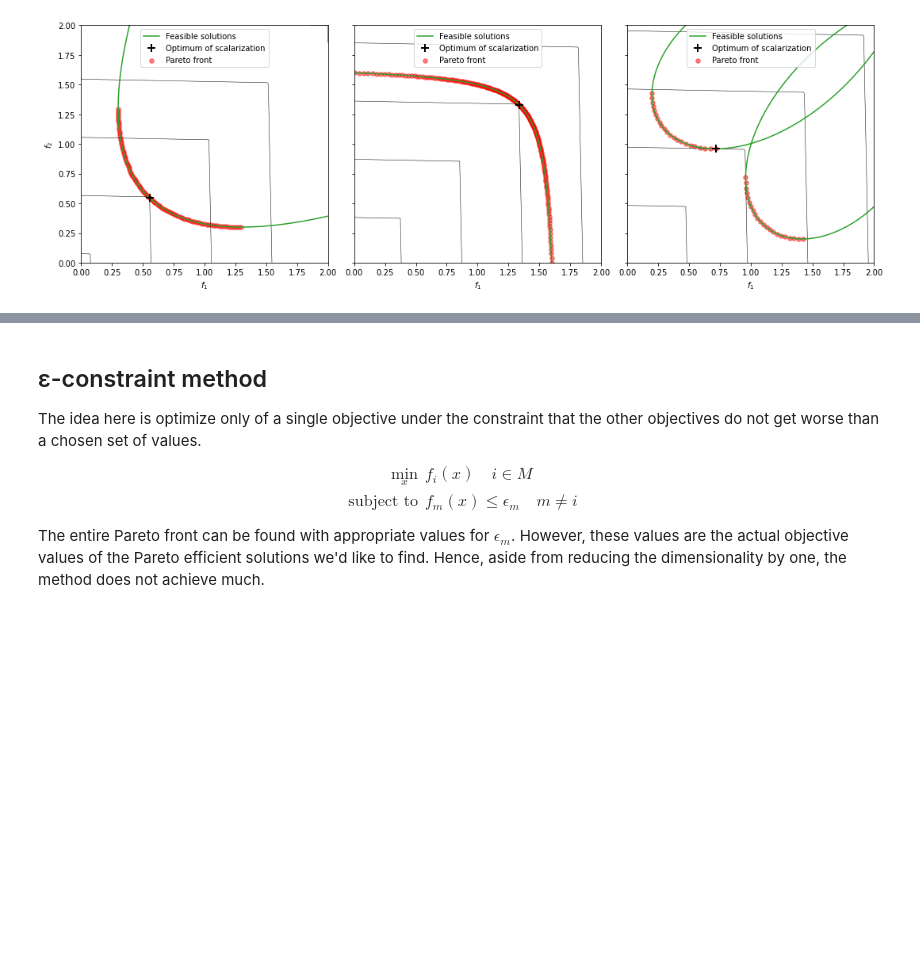
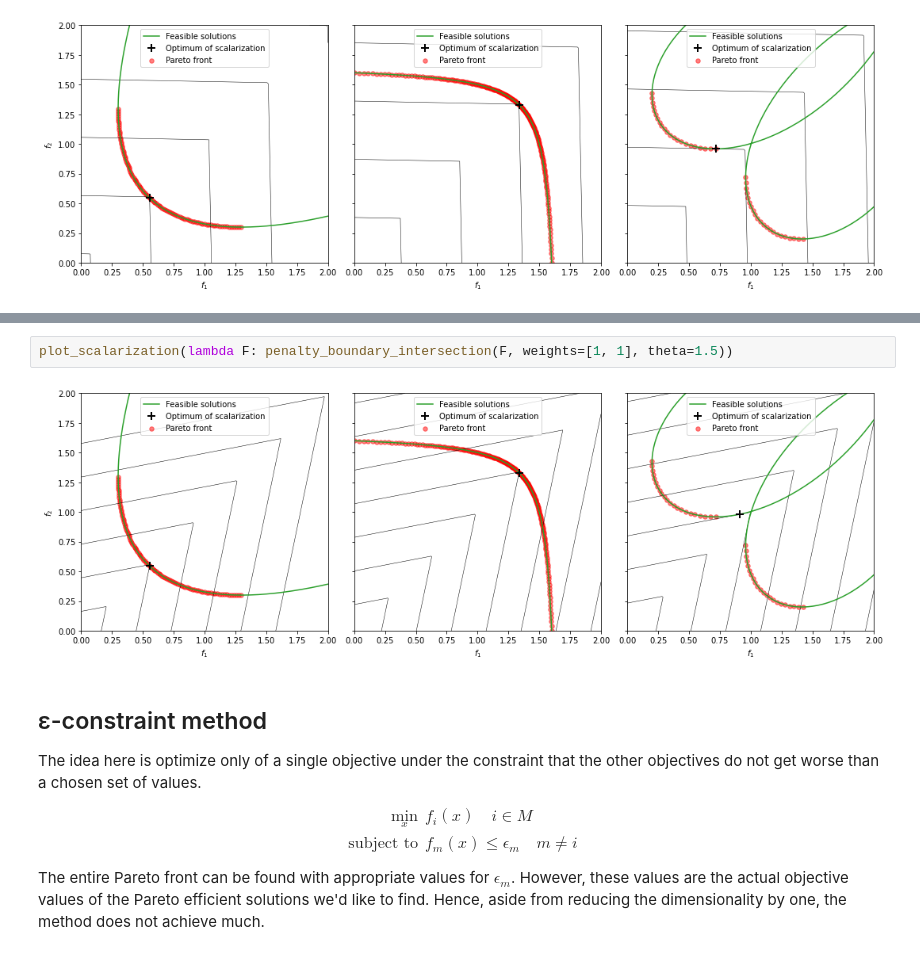
Before and after one commit to DavidWalz/blog, a Jupyter notebook: _notebooks/2020-04-05-multiobjective-scalarization.ipynb, the cells around one changed output, grey strips where cells are left out. Drawn from its saved outputs; the diff is of its cells as text; blank space fills up the shorter version.

```diff
--- a/_notebooks/2020-04-05-multiobjective-scalarization.ipynb
+++ b/_notebooks/2020-04-05-multiobjective-scalarization.ipynb
@@ -231,3 +232,7 @@ plot_scalarization(lambda F: penalty_boundary_intersection(F, weights=[1, 1], th
+# %%
+plot_scalarization(lambda F: penalty_boundary_intersection(F, weights=[1, 1], theta=1.5))
+# %% [output]
+[figure, added]
 # %% [markdown]
 ## ε-constraint method
 The idea here is optimize only of a single objective under the constraint that the other objectives do not get worse than a chosen set of values.
```
Also changed, not shown: parts of 3 cells of this notebook, 1 other file.
